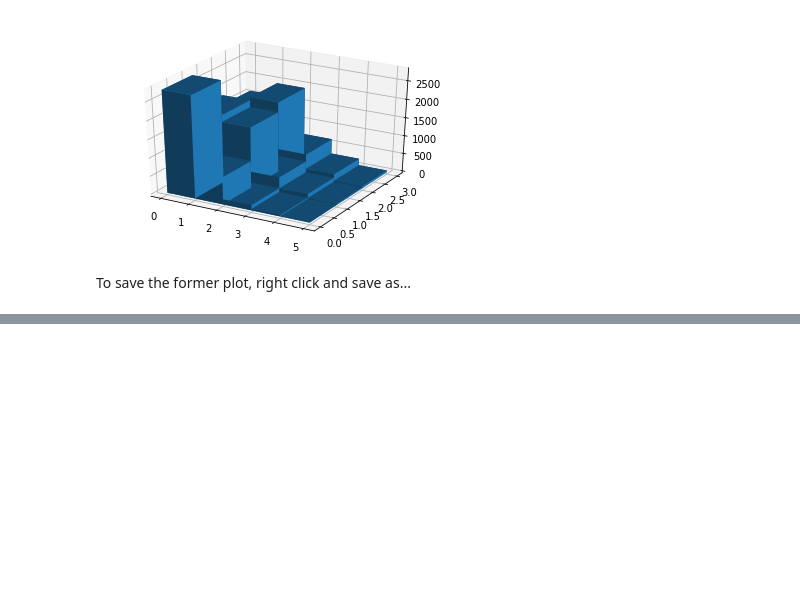
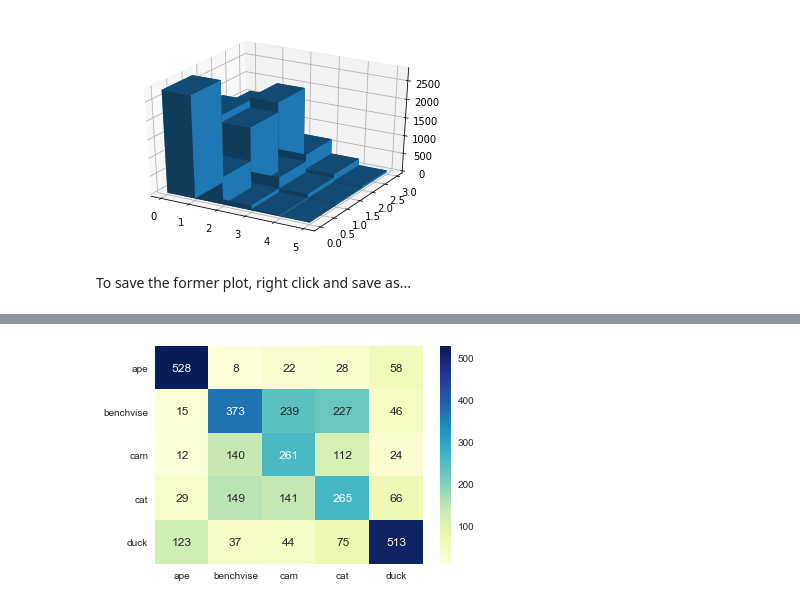
Before and after one commit to Zhuyue0324/TDCV, a Jupyter notebook: ex3/TDCVex3.ipynb, the cells around one changed output, grey strips where cells are left out. Saved outputs shown, nothing was run; the diff lists cells and outputs as text; code cells hidden in the pictures; blank space fills up the shorter version.

Commit message:
Plot confusion matrix with seaborn

```diff
--- a/ex3/TDCVex3.ipynb
+++ b/ex3/TDCVex3.ipynb
@@ -703,0 +702,8 @@ To save the former plot, right click and save as...
+# %%
+print(np.shape(RESULTS))
+print(np.shape(S_TEST.classes))
+#if (RESULTS[i]==S_TEST.classes[i]):
+CONFUSION_MAT=np.zeros((5,5), dtype=np.int16)
+for i in range(np.shape(RESULTS)[0]):
+    CONFUSION_MAT[RESULTS[i],S_TEST.classes[i]]+=1
+print(CONFUSION_MAT)
@@ -703,0 +718,8 @@ To save the former plot, right click and save as...
+# %%
+import seaborn as sns; sns.set()
+from matplotlib import cm
+import pandas as pd
+DF = pd.DataFrame(CONFUSION_MAT, index=["ape","benchvise","cam","cat","duck"], columns=["ape","benchvise","cam","cat","duck"])
+HEATMAP = sns.heatmap(DF, cmap=cm.YlGnBu, annot=True, fmt="d")
+# %% [output]
+[figure, added]
```
Also changed, not shown: parts of 4 cells of this notebook.
